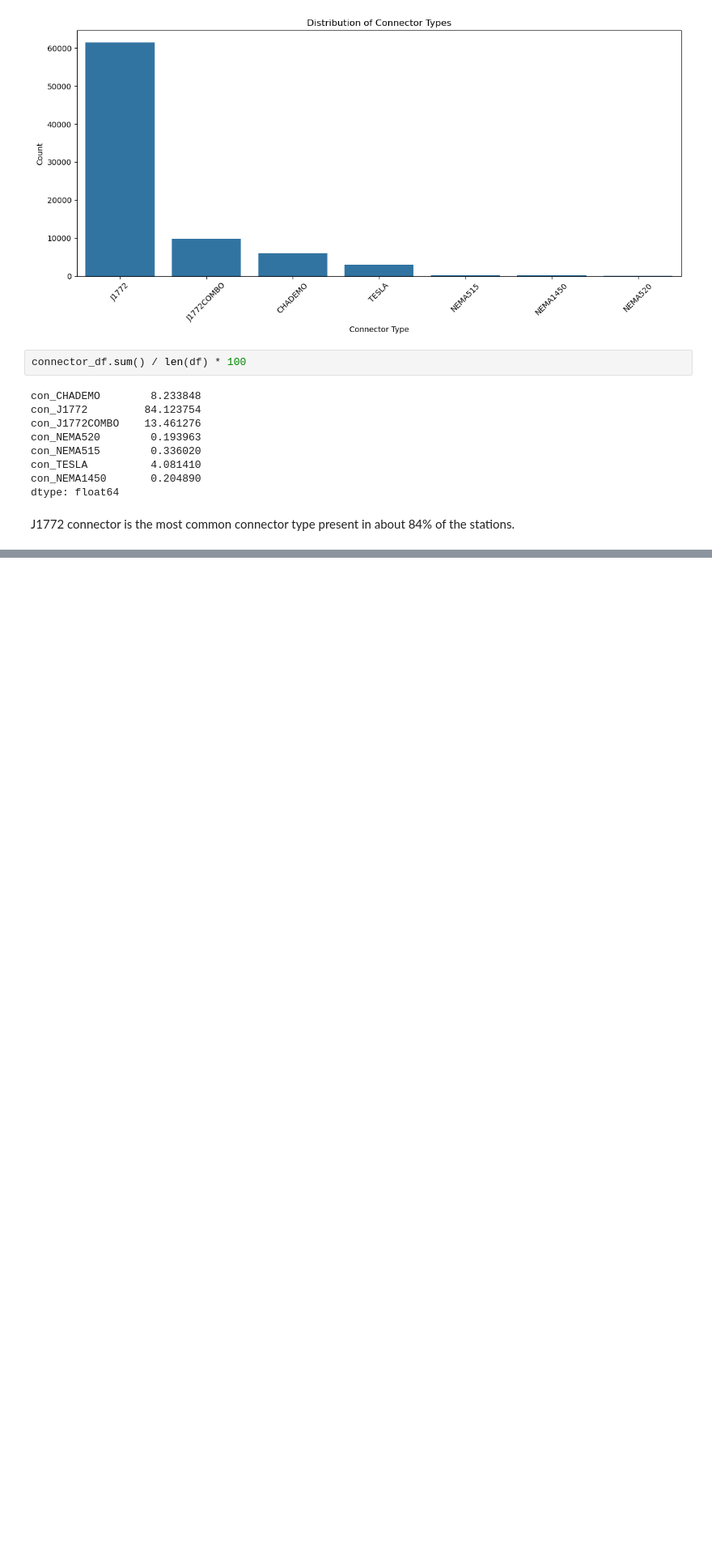
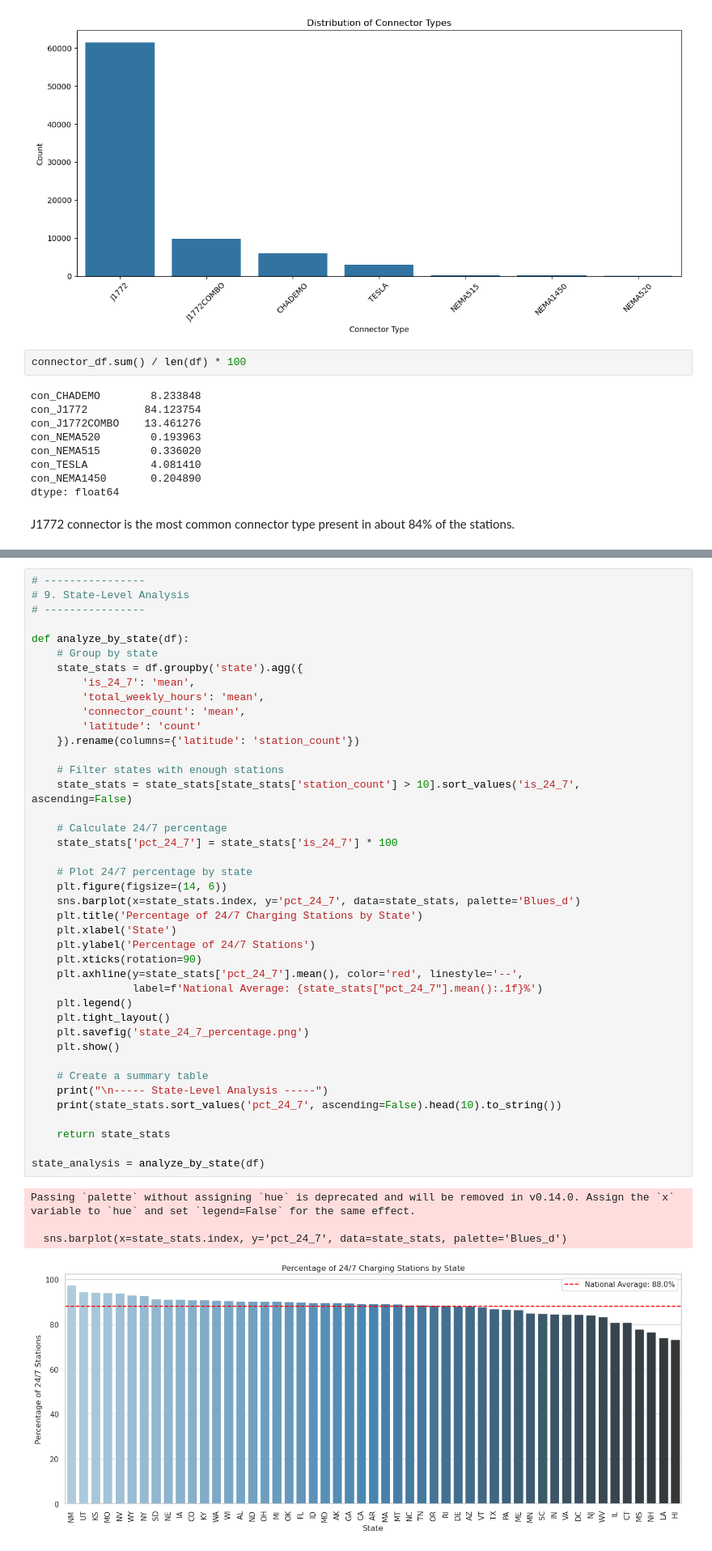
Before and after one commit to Damarispaul/Ev_Stations, a Jupyter notebook: kezia.ipynb, the cells around one changed output, grey strips where cells are left out. Shown at 81% size. Saved outputs shown, nothing was run; the diff lists cells and outputs as text; blank space fills up the shorter version.

```diff
--- a/kezia.ipynb
+++ b/kezia.ipynb
@@ -723,0 +1266,46 @@ J1772 connector is the most common connector type present in about 84% of the st
+# %%
+# ----------------
+# 9. State-Level Analysis
+# ----------------
+
+def analyze_by_state(df):
+    # Group by state
+    state_stats = df.groupby('state').agg({
+        'is_24_7': 'mean',
+        'total_weekly_hours': 'mean',
+        'connector_count': 'mean',
+        'latitude': 'count'
+    }).rename(columns={'latitude': 'station_count'})
+
+    # Filter states with enough stations
+    state_stats = state_stats[state_stats['station_count'] > 10].sort_values('is_24_7', ascending=False)
+
+    # Calculate 24/7 percentage
+    state_stats['pct_24_7'] = state_stats['is_24_7'] * 100
+
+    # Plot 24/7 percentage by state
+    plt.figure(figsize=(14, 6))
+    sns.barplot(x=state_stats.index, y='pct_24_7', data=state_stats, palette='Blues_d')
+    plt.title('Percentage of 24/7 Charging Stations by State')
+    plt.xlabel('State')
+    plt.ylabel('Percentage of 24/7 Stations')
+    plt.xticks(rotation=90)
+    plt.axhline(y=state_stats['pct_24_7'].mean(), color='red', linestyle='--',
+                label=f'National Average: {state_stats["pct_24_7"].mean():.1f}%')
+    plt.legend()
+    plt.tight_layout()
+    plt.savefig('state_24_7_percentage.png')
+    plt.show()
+
+    # Create a summary table
+    print("\n----- State-Level Analysis -----")
+    print(state_stats.sort_values('pct_24_7', ascending=False).head(10).to_string())
+
+    return state_stats
+
+state_analysis = analyze_by_state(df)
+# %% [output]
+Passing `palette` without assigning `hue` is deprecated and will be removed in v0.14.0. Assign the `x` variable to `hue` and set `legend=False` for the same effect.
+
+  sns.barplot(x=state_stats.index, y='pct_24_7', data=state_stats, palette='Blues_d')
+[figure, added]
```
Also changed, not shown: parts of 10 cells of this notebook, 15 other files.
